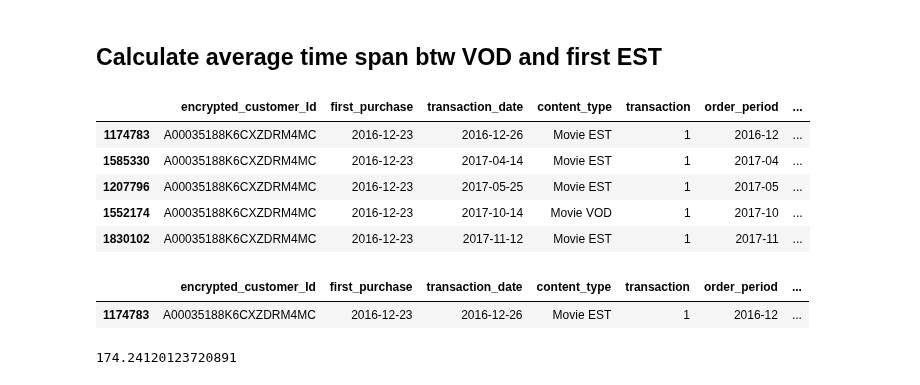
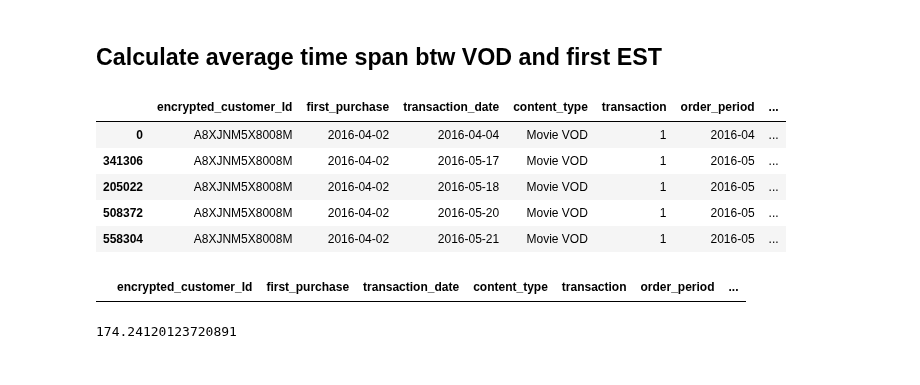
Before and after one commit to dfadeeff/AMZ_Projects, a Jupyter notebook: VOD_cohorts.ipynb, the cells around one changed output. Drawn from its saved outputs; the diff is of its cells as text; code cells hidden in the pictures.

```diff
--- a/VOD_cohorts.ipynb
+++ b/VOD_cohorts.ipynb
@@ -164,20 +164,19 @@ def find_first_date_within_group(df):
 t = find_first_date_within_group(df_new)
 # %%
 # Sanity check
-df_new[df_new['encrypted_customer_Id'] == 'A00035188K6CXZDRM4MC'].sort_values(by = 'transaction_date'
+df_new[df_new['encrypted_customer_Id'] == 'A8XJNM5X8008M'].sort_values(by = 'transaction_date'
                                                                               , ascending = True).head()
 # %% [output]
 |  | encrypted_customer_Id | first_purchase | transaction_date | content_type | transaction | order_period | ... |
-| 1174783 | A00035188K6CXZDRM4MC | 2016-12-23 | 2016-12-26 | Movie EST | 1 | 2016-12 | ... |
-| 1585330 | A00035188K6CXZDRM4MC | 2016-12-23 | 2017-04-14 | Movie EST | 1 | 2017-04 | ... |
-| 1207796 | A00035188K6CXZDRM4MC | 2016-12-23 | 2017-05-25 | Movie EST | 1 | 2017-05 | ... |
-| 1552174 | A00035188K6CXZDRM4MC | 2016-12-23 | 2017-10-14 | Movie VOD | 1 | 2017-10 | ... |
-| 1830102 | A00035188K6CXZDRM4MC | 2016-12-23 | 2017-11-12 | Movie EST | 1 | 2017-11 | ... |
+| 0 | A8XJNM5X8008M | 2016-04-02 | 2016-04-04 | Movie VOD | 1 | 2016-04 | ... |
+| 341306 | A8XJNM5X8008M | 2016-04-02 | 2016-05-17 | Movie VOD | 1 | 2016-05 | ... |
+| 205022 | A8XJNM5X8008M | 2016-04-02 | 2016-05-18 | Movie VOD | 1 | 2016-05 | ... |
+| 508372 | A8XJNM5X8008M | 2016-04-02 | 2016-05-20 | Movie VOD | 1 | 2016-05 | ... |
+| 558304 | A8XJNM5X8008M | 2016-04-02 | 2016-05-21 | Movie VOD | 1 | 2016-05 | ... |
 # %%
-t[t['encrypted_customer_Id'] == 'A00035188K6CXZDRM4MC']
+t[t['encrypted_customer_Id'] == 'A8XJNM5X8008M']
 # %% [output]
 |  | encrypted_customer_Id | first_purchase | transaction_date | content_type | transaction | order_period | ... |
-| 1174783 | A00035188K6CXZDRM4MC | 2016-12-23 | 2016-12-26 | Movie EST | 1 | 2016-12 | ... |
 # %%
 t['diff_btw_first_EST_first_ever'].mean()
 # %% [output]
```
Also changed, not shown: parts of 11 cells of this notebook.
